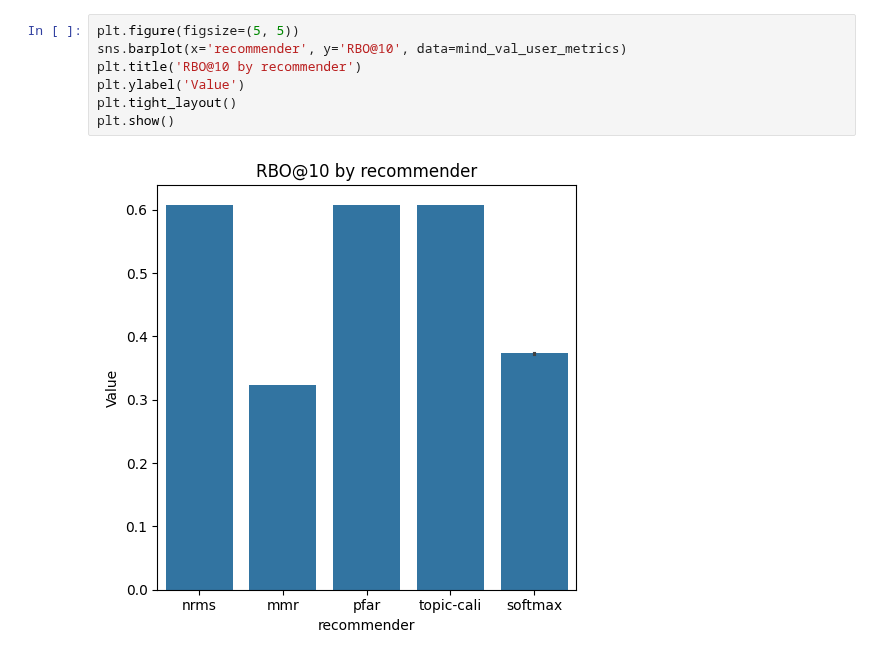
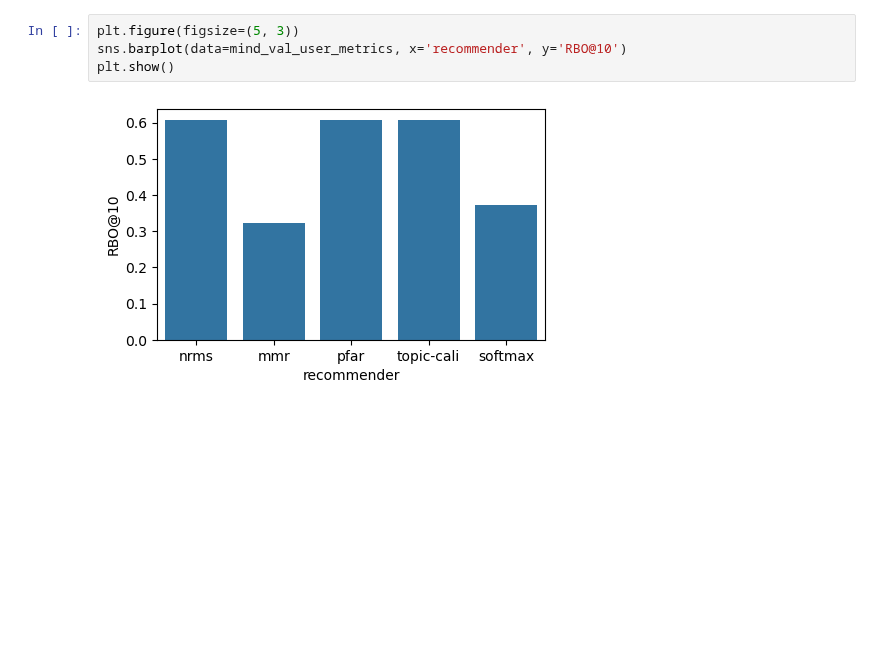
Before and after one commit to CCRI-POPROX/poprox-recommender, a Jupyter notebook: notebooks/MINDEvalResults.ipynb, the cells around one changed output. Drawn from its saved outputs; the diff is of its cells as text; blank space fills up the shorter version.

```diff
--- a/notebooks/MINDEvalResults.ipynb
+++ b/notebooks/MINDEvalResults.ipynb
@@ -109,9 +60,6 @@ plt.show()
 # %%
-plt.figure(figsize=(5, 5))
-sns.barplot(x='recommender', y='RBO@10', data=mind_val_user_metrics)
-plt.title('RBO@10 by recommender')
-plt.ylabel('Value')
-plt.tight_layout()
+plt.figure(figsize=(5, 3))
+sns.barplot(data=mind_val_user_metrics, x='recommender', y='RBO@10')
 plt.show()
 # %% [output]
-[figure, old version]
+[figure, new version]
```
Also changed, not shown: parts of 22 cells of this notebook.
